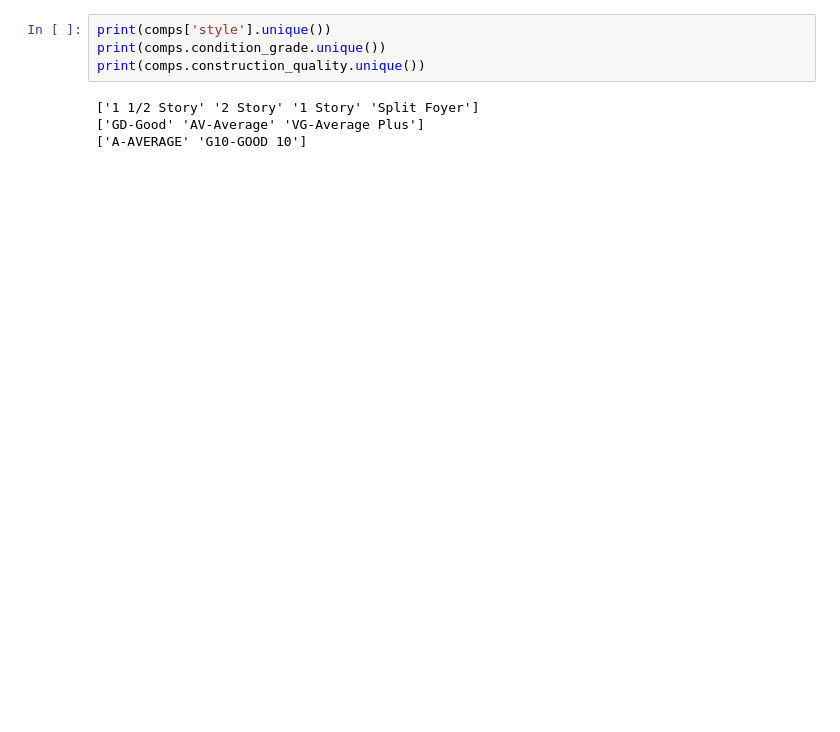
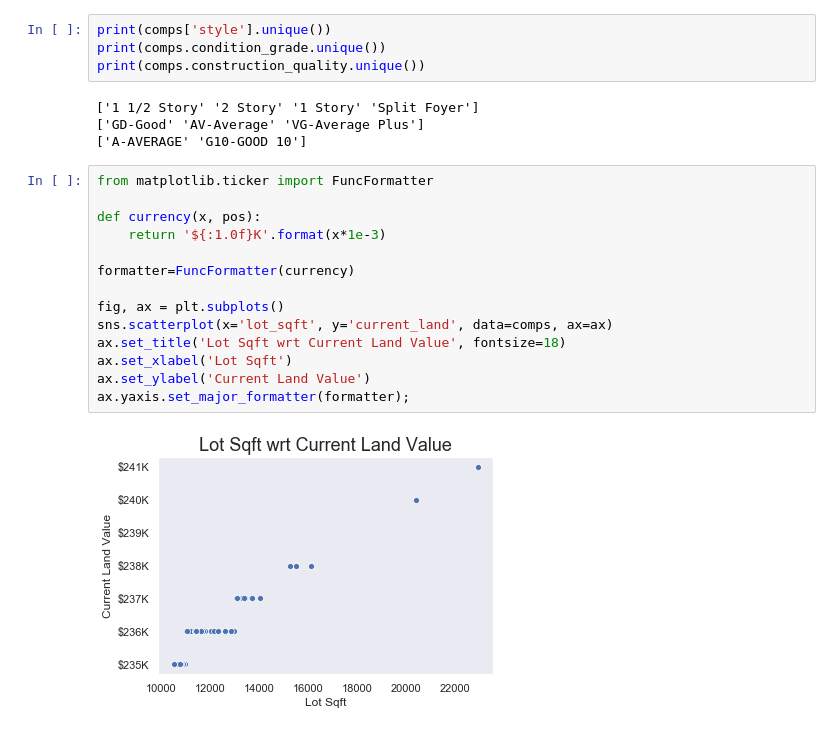
Before and after one commit to dancassin/Fairfax, a Jupyter notebook: fairfax_analysis.ipynb, the cells around one changed output. Cells and saved outputs as stored; diff of their text form; blank space fills up the shorter version.

Commit message:
new analysis and chart

```diff
--- a/fairfax_analysis.ipynb
+++ b/fairfax_analysis.ipynb
@@ -199,3 +199,19 @@ print(comps.construction_quality.unique())
 ['1 1/2 Story' '2 Story' '1 Story' 'Split Foyer']
 ['GD-Good' 'AV-Average' 'VG-Average Plus']
 ['A-AVERAGE' 'G10-GOOD 10']
+# %%
+from matplotlib.ticker import FuncFormatter
+
+def currency(x, pos):
+    return '${:1.0f}K'.format(x*1e-3)
+
+formatter=FuncFormatter(currency)
+
+fig, ax = plt.subplots()
+sns.scatterplot(x='lot_sqft', y='current_land', data=comps, ax=ax)
+ax.set_title('Lot Sqft wrt Current Land Value', fontsize=18)
+ax.set_xlabel('Lot Sqft')
+ax.set_ylabel('Current Land Value')
+ax.yaxis.set_major_formatter(formatter);
+# %% [output]
+[figure, added]
```
Also changed, not shown: parts of 1 cell of this notebook.
